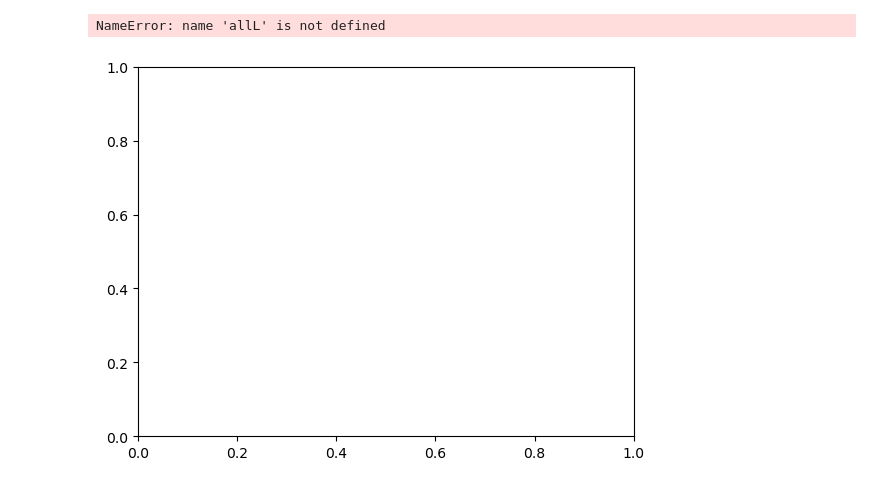
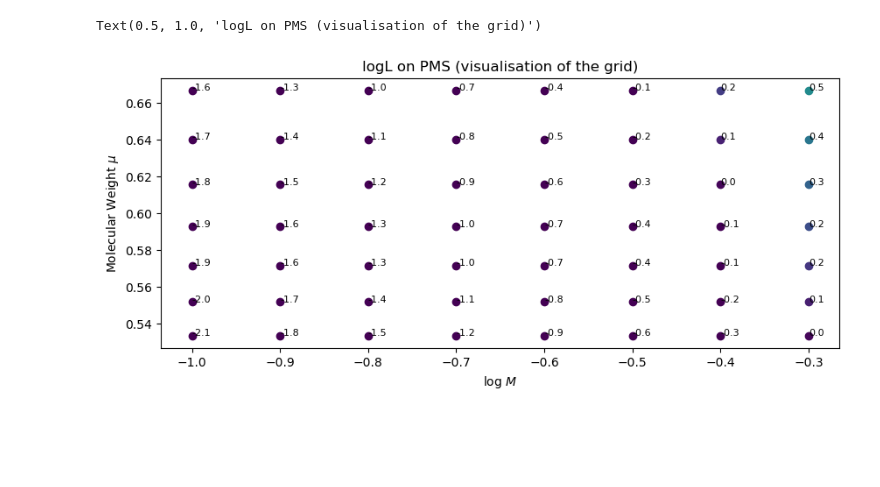
Before and after one commit to Jems-jl/Jems.jl, a Jupyter notebook: HomologyTesting/plots2.ipynb, the cells around one changed output. Drawn from its saved outputs; the diff is of its cells as text; code cells hidden in the pictures; blank space fills up the shorter version.

```diff
--- a/HomologyTesting/plots2.ipynb
+++ b/HomologyTesting/plots2.ipynb
@@ -85,21 +86,43 @@ all_logL = np.array(list(dict_logL.values()))
+# %%
+dict_logL_PMS = dict()
+dict_ZAMS_index = dict()
+dict_PMS_index = dict()
+dict_logL_ZAMS = dict()
+Temp_reference = 10**3.2
+for path in paths:
+    history = data[path]
+    logM, X = get_info_from_path(path)
+    M = round(10**logM,1)
+    if M > 0.3: continue
+
+    try:
+        #ZAMS
+        ZAMS_index = np.where(history.X_center < 0.999 * history.X_center[0])[0][0]
+        dict_ZAMS_index[path] = ZAMS_index
+        dict_logL_ZAMS[path] = np.log10(history.L_surf[ZAMS_index])
+
+        #PMS
+        settledOnPMS_index = np.argmin(history.T_surf[0:ZAMS_index] - Temp_reference)
+        dict_PMS_index[path] = settledOnPMS_index
+        dict_logL_PMS[path] = np.log10(history.L_surf[settledOnPMS_index])
+    except:
+        print(f"Failed for X = {X}, logM = {logM}")
+all_logL_PMS = np.array(list(dict_logL_PMS.values()))
+all_logL_ZAMS = np.array(list(dict_logL_ZAMS.values()))
 # %%
-fig, ax = plt.subplots(1,1)
-#imshow
-#make cmap
+fig, ax = plt.subplots(1,1,figsize=(10,4),dpi=100)
 cmap = plt.cm.viridis
-#normalize
-norm = plt.Normalize(allL.min(), allL.max())
-for path, logL in dict_logL.items():
+norm = plt.Normalize(all_logL_PMS.min(), all_logL_PMS.max())
+for path, logL in dict_logL_PMS.items():
     logM, X = get_info_from_path(path)
     µ = get_µ_from_X(X)
     M = 10**logM
     #now plot logM, µ, L with L on colorscale
-    ax.scatter(M, µ, color=cmap(logL))
-    ax.text(M, µ, f'{np.round(logL,1)}', fontsize=8)
-ax.set_xlabel('Mass $M$')
+    ax.scatter(logM, µ, color=cmap(logL))
+    ax.text(logM, µ, f'{np.round(logL,1)}', fontsize=8)
+ax.set_xlabel('log $M$')
 ax.set_ylabel('Molecular Weight $\mu$')
-ax.set_title('logL')
-ax.semilogx()
+ax.set_title('logL on PMS (visualisation of the grid)')
 # %% [output]
-NameError: name 'allL' is not defined
+Text(0.5, 1.0, 'logL on PMS (visualisation of the grid)')
-[figure, old version]
+[figure, new version]
```
Also changed, not shown: parts of 14 cells of this notebook, 1 other file.
